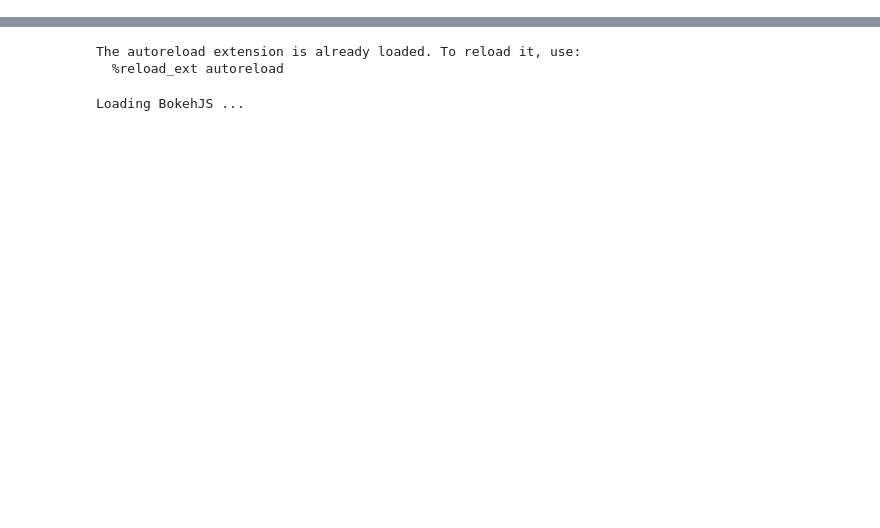
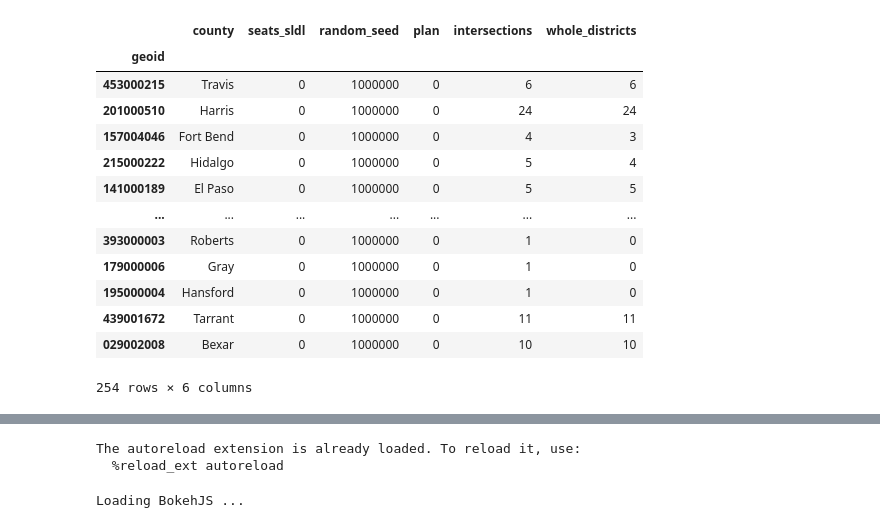
Before and after one commit to Tarleton-Math/MathVGerrmandering_CMAT_2021, a Jupyter notebook: redistricter.ipynb, the cells around one changed output, grey strips where cells are left out. Saved outputs shown, nothing was run; the diff lists cells and outputs as text; code cells hidden in the pictures; blank space fills up the shorter version.

```diff
--- a/redistricter.ipynb
+++ b/redistricter.ipynb
@@ -28,3 +29,20 @@ total time elapsed = 0hrs 0min 8.76sec
+# %%
+M.get_splits()
+# %% [output]
+|  | county | seats_sldl | random_seed | plan | intersections | whole_districts |
+| geoid |  |  |  |  |  |  |
+| 453000215 | Travis | 0 | 1000000 | 0 | 6 | 6 |
+| 201000510 | Harris | 0 | 1000000 | 0 | 24 | 24 |
+| 157004046 | Fort Bend | 0 | 1000000 | 0 | 4 | 3 |
+| 215000222 | Hidalgo | 0 | 1000000 | 0 | 5 | 4 |
+| 141000189 | El Paso | 0 | 1000000 | 0 | 5 | 5 |
+| ... | ... | ... | ... | ... | ... | ... |
+| 393000003 | Roberts | 0 | 1000000 | 0 | 1 | 0 |
+| 179000006 | Gray | 0 | 1000000 | 0 | 1 | 0 |
+| 195000004 | Hansford | 0 | 1000000 | 0 | 1 | 0 |
+| 439001672 | Tarrant | 0 | 1000000 | 0 | 11 | 11 |
+| 029002008 | Bexar | 0 | 1000000 | 0 | 10 | 10 |
+254 rows × 6 columns
 # %%
 M.results_bq
 # %% [output]
```
Also changed, not shown: parts of 2 cells of this notebook, 3 other files.
